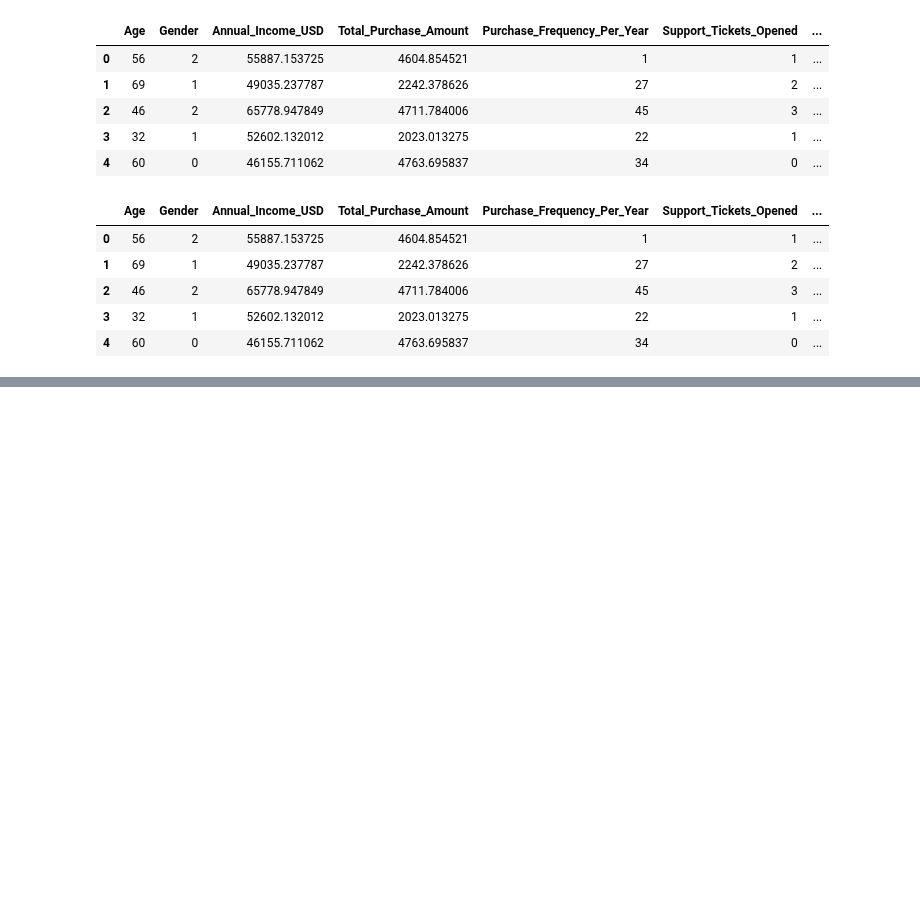
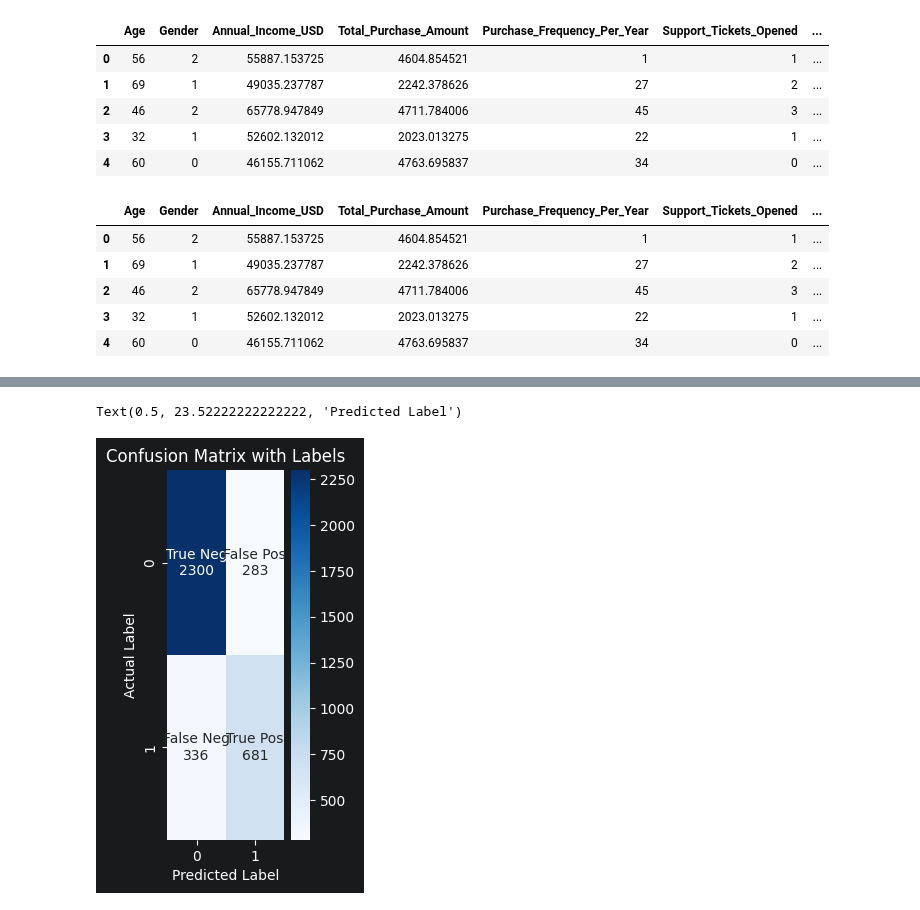
Before and after one commit to Jayeshvadje/Ml_Learning, a Jupyter notebook: Week3_Feature_Engineering/Project_1.ipynb, the cells around one changed output, grey strips where cells are left out. Drawn from its saved outputs; the diff is of its cells as text; code cells hidden in the pictures; blank space fills up the shorter version.

```diff
--- a/Week3_Feature_Engineering/Project_1.ipynb
+++ b/Week3_Feature_Engineering/Project_1.ipynb
@@ -613,0 +638,4 @@ array([0, 1])
+# %%
+from sklearn.linear_model import LinearRegression
+regressor =LinearRegression()
+regressor.fit(X_train,y_train)
@@ -613,0 +657,19 @@ array([0, 1])
+# %%
+from sklearn.preprocessing import StandardScaler
+cols_to_scale=['Age', 'Annual_Income_USD', 'Total_Purchase_Amount',
+    'Purchase_Frequency_Per_Year', 'Support_Tickets_Opened',
+    'Days_Since_Last_Login', 'Email_Engagement_Rate']
+
+scaler =StandardScaler()
+# Convert integer columns to float first to avoid the warning
+X_train[cols_to_scale] = X_train[cols_to_scale].astype(float)
+X_test[cols_to_scale] = X_test[cols_to_scale].astype(float)
+
+# 2. Fit and Transform only the selected columns
+# We use .loc to ensure we only update the columns we want
+X_train.loc[:, cols_to_scale] = scaler.fit_transform(X_train[cols_to_scale])
+X_test.loc[:, cols_to_scale] = scaler.transform(X_test[cols_to_scale])
+# %%
+from sklearn.linear_model import LogisticRegression
+model=LogisticRegression()
+model.fit(X_train,y_train)
@@ -613,0 +694,2 @@ array([0, 1])
+# %%
+y_pred=model.predict(X_test)
@@ -613,0 +732,23 @@ array([0, 1])
+# %%
+
+# 1. Calculate the raw confusion matrix numbers
+cm = confusion_matrix(y_test, y_pred)
+
+# 2. Create custom labels for each box
+# We flatten the matrix to match labels to the four boxes
+group_names = ['True Neg','False Pos','False Neg','True Pos']
+group_counts = ["{0:0.0f}".format(value) for value in cm.flatten()]
+
+# Combine names and counts (e.g., "True Neg\n120")
+labels = [f"{v1}\n{v2}" for v1, v2 in zip(group_names, group_counts)]
+labels = np.asarray(labels).reshape(2,2)
+
+# 3. Plot the heatmap with the custom labels
+plt.subplot(1, 3, 2)
+sns.heatmap(cm, annot=labels, fmt="", cmap='Blues')
+plt.title('Confusion Matrix with Labels')
+plt.ylabel('Actual Label')
+plt.xlabel('Predicted Label')
+# %% [output]
+Text(0.5, 23.52222222222222, 'Predicted Label')
+[figure, added]
```
Also changed, not shown: parts of 24 cells of this notebook, 4 other files.
